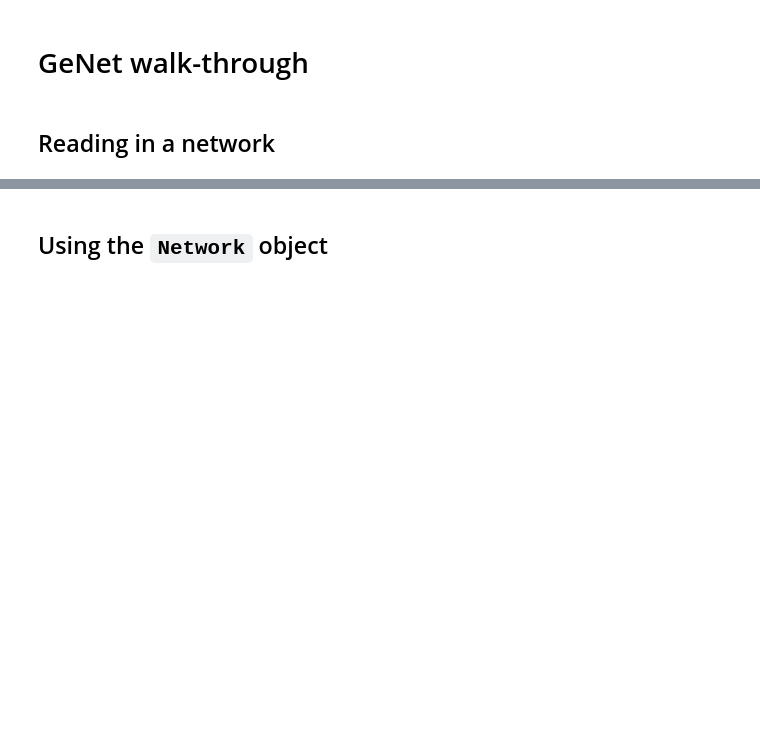
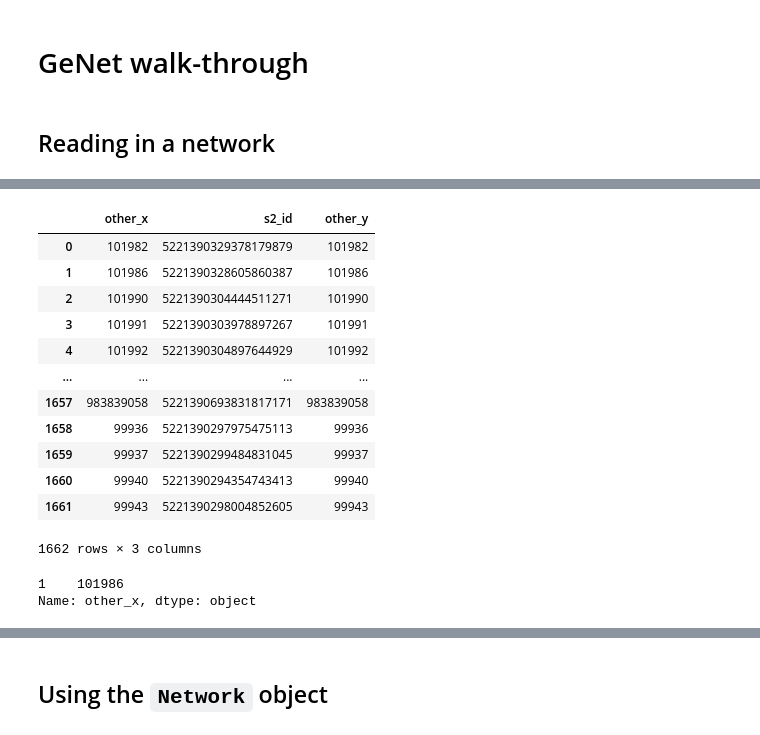
Before and after one commit to arup-group/genet, a Jupyter notebook: notebooks/GeNet walk-through.ipynb, the cells around one changed output, grey strips where cells are left out. Saved outputs shown, nothing was run; the diff lists cells and outputs as text; code cells hidden in the pictures; blank space fills up the shorter version.

```diff
--- a/notebooks/GeNet walk-through.ipynb
+++ b/notebooks/GeNet walk-through.ipynb
@@ -42,0 +81,5 @@ Number of unique routes: 520
+# %%
+from pyproj import Proj, Transformer
+n = list(n.nodes())[0][1]
+transformer = Transformer.from_proj(Proj(init='epsg:27700'), Proj(init='epsg:4326'))
+x, y = gn.utils.spatial.change_proj(n['x'], n['y'], transformer)
@@ -42,0 +125,4 @@ Number of unique routes: 520
+# %%
+s2_ids = n.node_attribute_data_under_key('s2_id')
+s2_ids.name = 's2_id'
+s2_ids.index = s2_ids.index.set_names(['other'])
@@ -42,0 +145,23 @@ Number of unique routes: 520
+# %%
+df = pd.DataFrame(s2_ids).reset_index().merge(pd.DataFrame(s2_ids).reset_index(), on='s2_id')
+# %%
+df
+# %% [output]
+|  | other_x | s2_id | other_y |
+| 0 | 101982 | 5221390329378179879 | 101982 |
+| 1 | 101986 | 5221390328605860387 | 101986 |
+| 2 | 101990 | 5221390304444511271 | 101990 |
+| 3 | 101991 | 5221390303978897267 | 101991 |
+| 4 | 101992 | 5221390304897644929 | 101992 |
+| ... | ... | ... | ... |
+| 1657 | 983839058 | 5221390693831817171 | 983839058 |
+| 1658 | 99936 | 5221390297975475113 | 99936 |
+| 1659 | 99937 | 5221390299484831045 | 99937 |
+| 1660 | 99940 | 5221390294354743413 | 99940 |
+| 1661 | 99943 | 5221390298004852605 | 99943 |
+1662 rows × 3 columns
+# %%
+df[df['s2_id'] == 5221390328605860387]['other_x']
+# %% [output]
+1    101986
+Name: other_x, dtype: object
```
Also changed, not shown: parts of 20 cells of this notebook, 2 other files.
